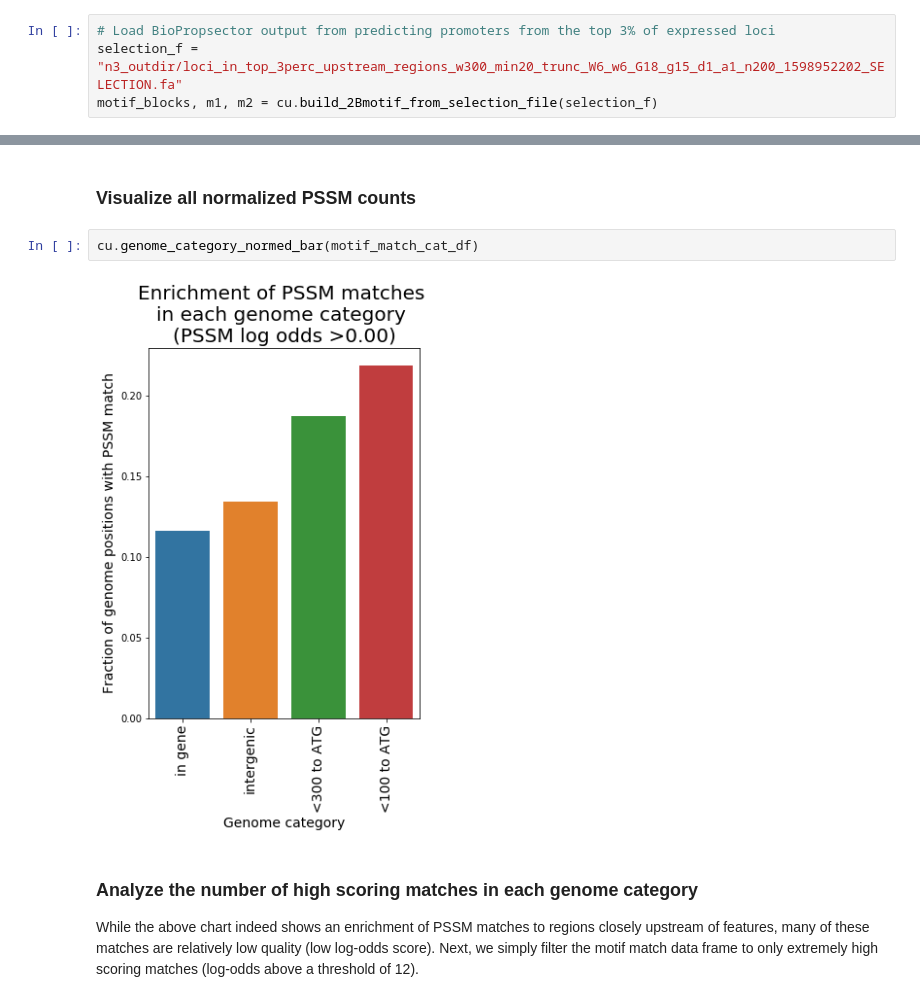
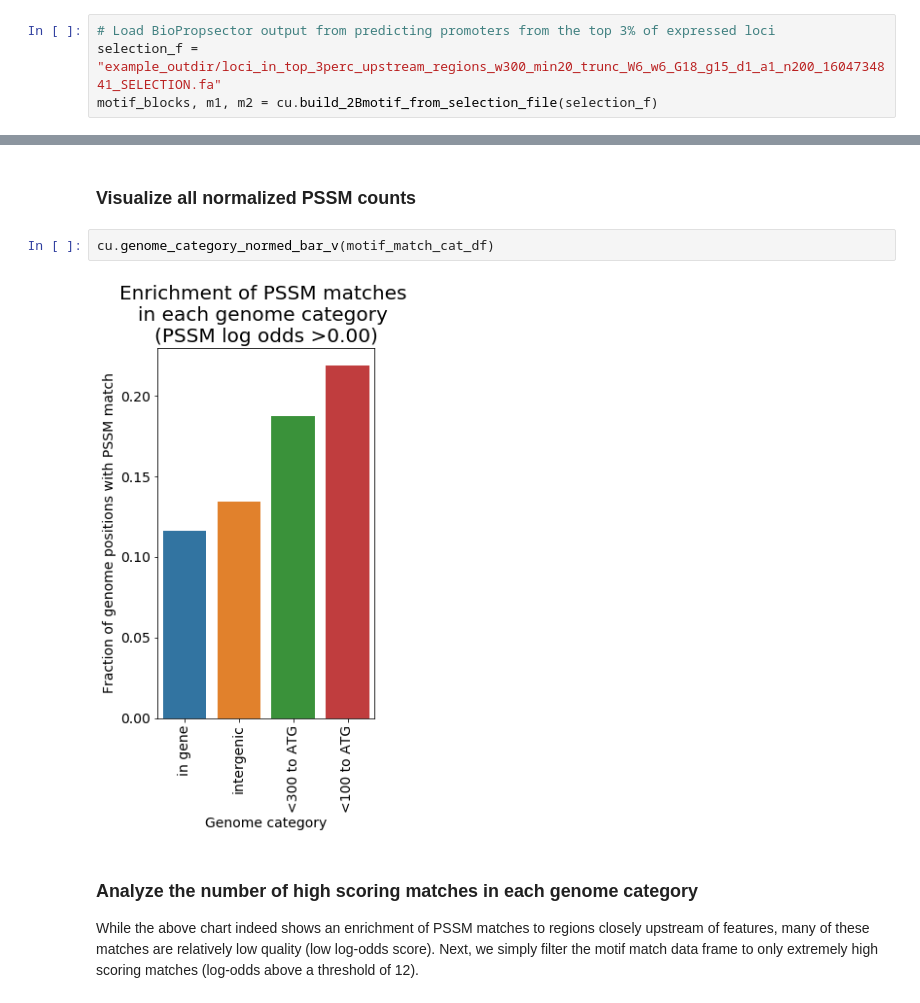
Before and after one commit to erinhwilson/promoter-id-from-rnaseq, a Jupyter notebook: analyze_consensus_motif.ipynb, the cells around one changed output, grey strips where cells are left out. Cells and saved outputs as stored; diff of their text form.

```diff
--- a/analyze_consensus_motif.ipynb
+++ b/analyze_consensus_motif.ipynb
@@ -25,7 +25,7 @@ import consensus_viz_utils as cu
 # 1. Visualize the consensus motif
 # %%
 # Load BioPropsector output from predicting promoters from the top 3% of expressed loci
-selection_f = "n3_outdir/loci_in_top_3perc_upstream_regions_w300_min20_trunc_W6_w6_G18_g15_d1_a1_n200_1598952202_SELECTION.fa"
+selection_f = "example_outdir/loci_in_top_3perc_upstream_regions_w300_min20_trunc_W6_w6_G18_g15_d1_a1_n200_1604734841_SELECTION.fa"
 motif_blocks, m1, m2 = cu.build_2Bmotif_from_selection_file(selection_f)
 # %% [output]
 [figure]
@@ -207,9 +207,9 @@ This "category dataframe" shows the total number of positions in each category i
 # %% [markdown]
 ### Visualize all normalized PSSM counts
 # %%
-cu.genome_category_normed_bar(motif_match_cat_df)
+cu.genome_category_normed_bar_v(motif_match_cat_df)
 # %% [output]
-[figure, old version]
+[figure, new version]
 # %% [markdown]
 ### Analyze the number of high scoring matches in each genome category
 While the above chart indeed shows an enrichment of PSSM matches to regions closely upstream of features, many of these matches are relatively low quality (low log-odds score). Next, we simply filter the motif match data frame to only extremely high scoring matches (log-odds above a threshold of 12).
```
Also changed, not shown: parts of 14 cells of this notebook.
